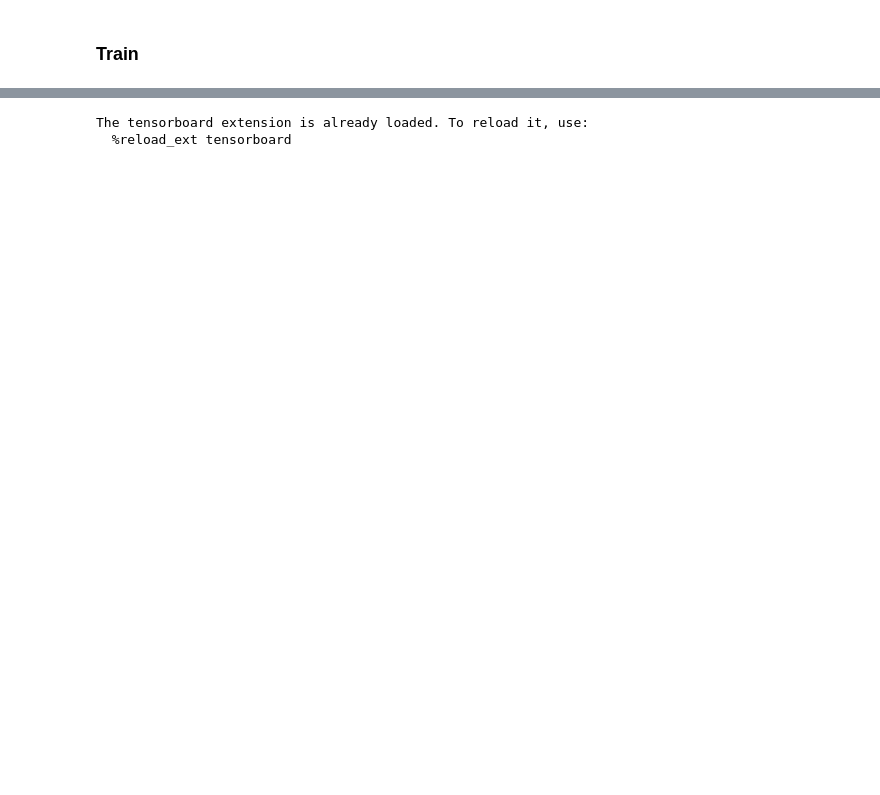
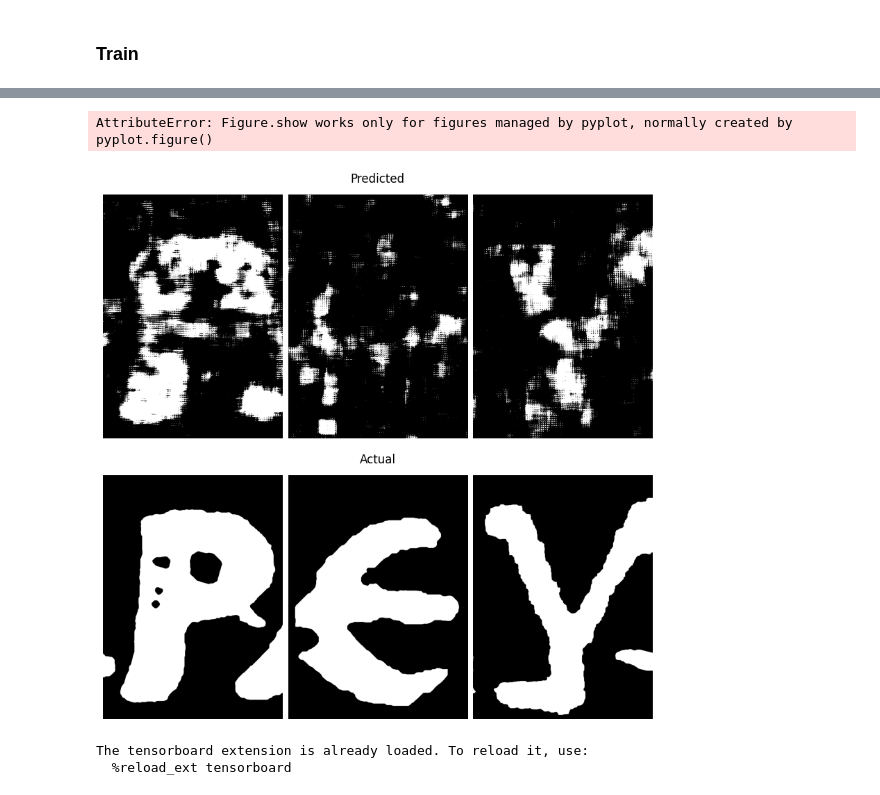
Before and after one commit to allispaul/scrolls, a Jupyter notebook: all_fragments_validation.ipynb, the cells around one changed output, grey strips where cells are left out. Drawn from its saved outputs; the diff is of its cells as text; code cells hidden in the pictures; blank space fills up the shorter version.

```diff
--- a/all_fragments_validation.ipynb
+++ b/all_fragments_validation.ipynb
@@ -195,16 +192,25 @@ if TRAIN_RUN:
 # %%
-import importlib
-importlib.reload(utils)
 from utils import predict_validation_rects
 
-predict_validation_rects(model,
-                         fragments_to_use=[1,2,3],
-                         data_path=BASE_PREFIX,
-                         z_start=Z_START,
-                         z_dim=Z_DIM,
-                         buffer=BUFFER,
-                         validation_rects=VALIDATION_RECTS,
-                         writer=writer)
+fig = predict_validation_rects(model,
+                               fragments_to_use=[1,2,3],
+                               data_path=BASE_PREFIX,
+                               z_start=Z_START,
+                               z_dim=Z_DIM,
+                               buffer=BUFFER,
+                               validation_rects=VALIDATION_RECTS,
+                               writer=writer)
+# %% [output]
+AttributeError: Figure.show works only for figures managed by pyplot, normally created by pyplot.figure()
+# %%
+# show the figure (a little annoying: see this link--)
+# https://stackoverflow.com/questions/49503869/attributeerror-while-trying-to-load-the-pickled-matplotlib-figure
+dummy = plt.figure()
+new_manager = dummy.canvas.manager
+new_manager.canvas.figure = fig
+fig.set_canvas(new_manager.canvas)
+# %% [output]
+[figure, added]
 # %%
 %load_ext tensorboard
 %tensorboard --logdir logs --port 6004
```
Also changed, not shown: parts of 9 cells of this notebook, 16 other files.
